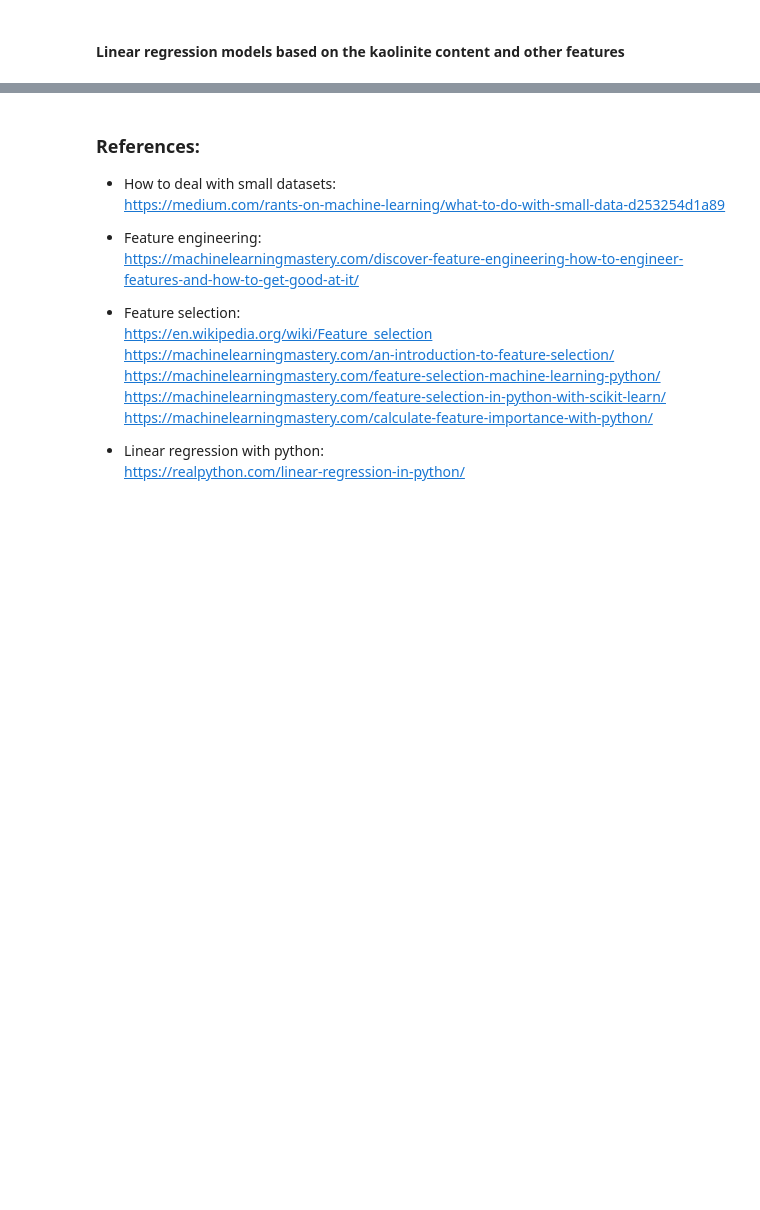
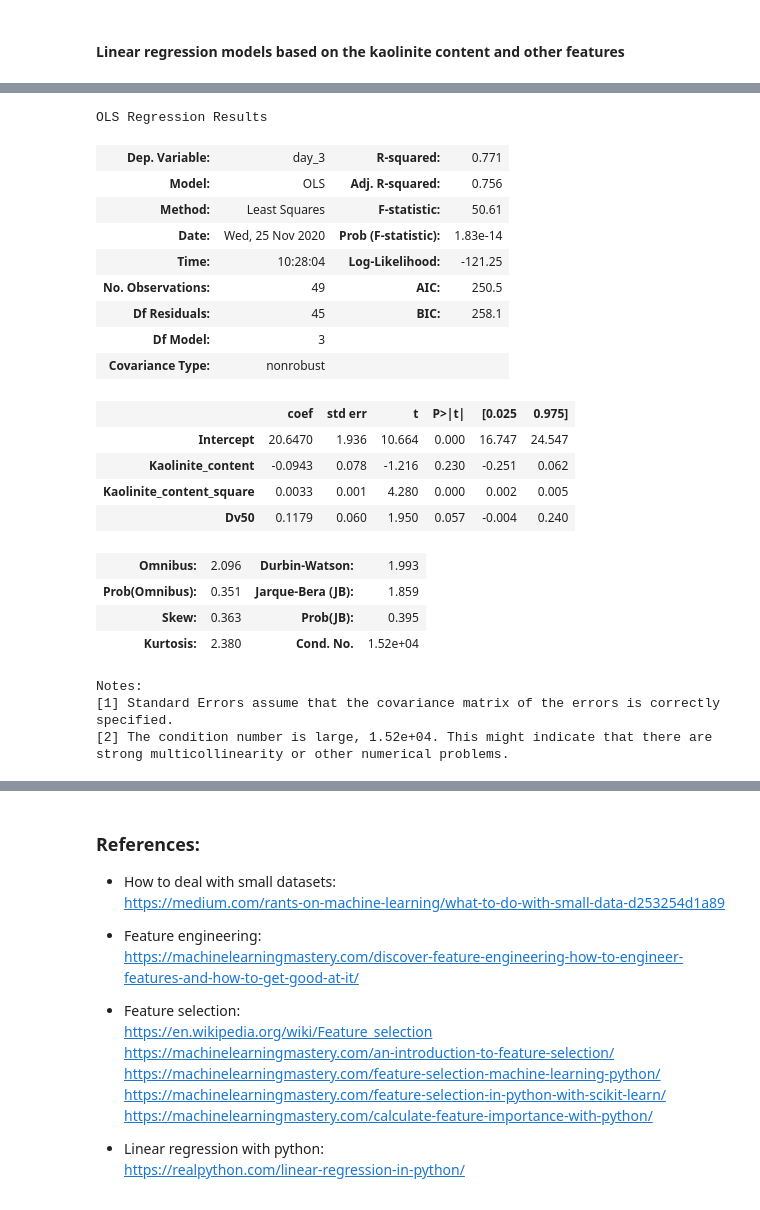
Before and after one commit to frblazquez/LC3, a Jupyter notebook: Project 2/lc3.ipynb, the cells around one changed output, grey strips where cells are left out. Saved outputs shown, nothing was run; the diff lists cells and outputs as text; code cells hidden in the pictures; blank space fills up the shorter version.

```diff
--- a/Project 2/lc3.ipynb
+++ b/Project 2/lc3.ipynb
@@ -456,0 +556,30 @@ R^2: 0.8717081451424198
+# %%
+# Day 3
+mod = smf.ols(formula='day_3 ~ Kaolinite_content + Kaolinite_content_square + Dv50', data=get_model_data('Dv50','3D'))
+np.random.seed(2)
+res = mod.fit()
+res.summary()
+# %% [output]
+OLS Regression Results
+| Dep. Variable: | day_3 | R-squared: | 0.771 |
+| Model: | OLS | Adj. R-squared: | 0.756 |
+| Method: | Least Squares | F-statistic: | 50.61 |
+| Date: | Wed, 25 Nov 2020 | Prob (F-statistic): | 1.83e-14 |
+| Time: | 10:28:04 | Log-Likelihood: | -121.25 |
+| No. Observations: | 49 | AIC: | 250.5 |
+| Df Residuals: | 45 | BIC: | 258.1 |
+| Df Model: | 3 |  |  |
+| Covariance Type: | nonrobust |  |  |
+|  | coef | std err | t | P>|t| | [0.025 | 0.975] |
+| Intercept | 20.6470 | 1.936 | 10.664 | 0.000 | 16.747 | 24.547 |
+| Kaolinite_content | -0.0943 | 0.078 | -1.216 | 0.230 | -0.251 | 0.062 |
+| Kaolinite_content_square | 0.0033 | 0.001 | 4.280 | 0.000 | 0.002 | 0.005 |
+| Dv50 | 0.1179 | 0.060 | 1.950 | 0.057 | -0.004 | 0.240 |
+| Omnibus: | 2.096 | Durbin-Watson: | 1.993 |
+| Prob(Omnibus): | 0.351 | Jarque-Bera (JB): | 1.859 |
+| Skew: | 0.363 | Prob(JB): | 0.395 |
+| Kurtosis: | 2.380 | Cond. No. | 1.52e+04 |
+Notes:
+[1] Standard Errors assume that the covariance matrix of the errors is correctly specified.
+[2] The condition number is large, 1.52e+04. This might indicate that there are
+strong multicollinearity or other numerical problems.
```
Also changed, not shown: parts of 14 cells of this notebook.
